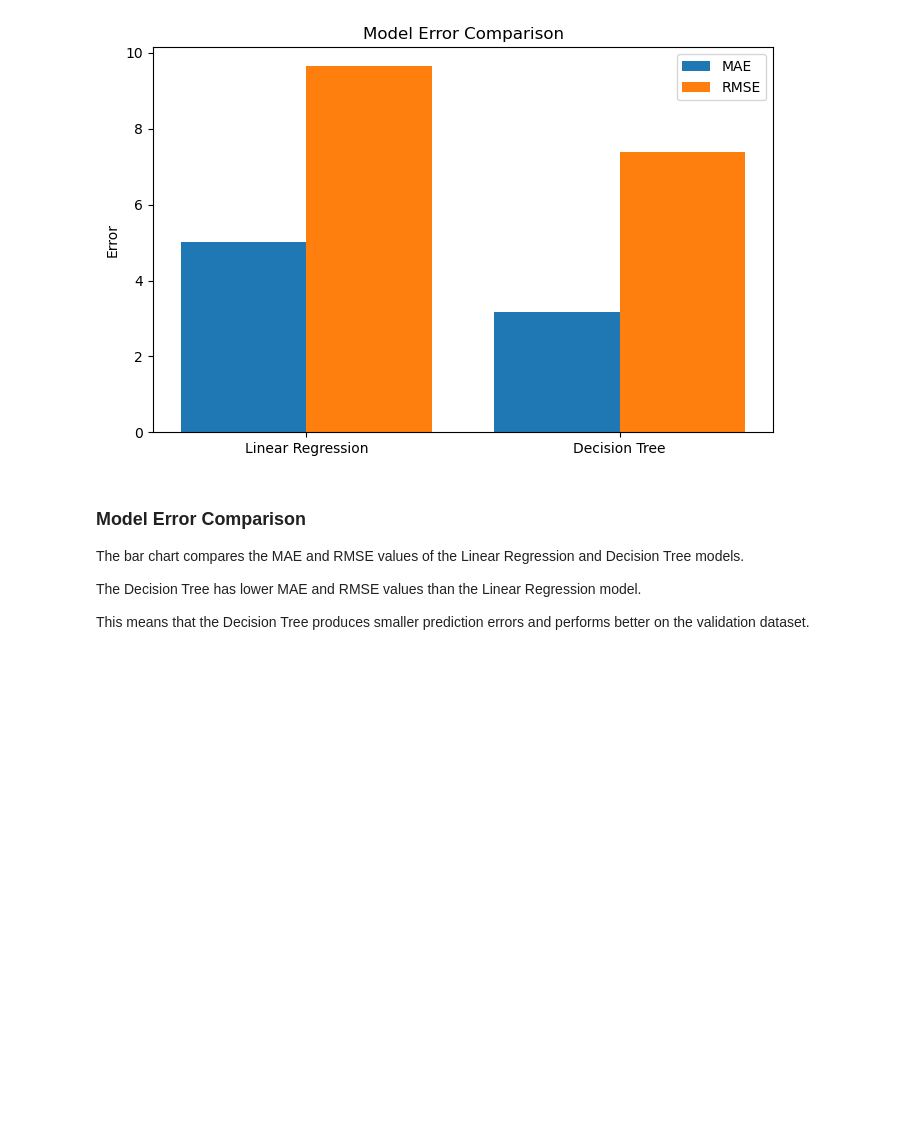
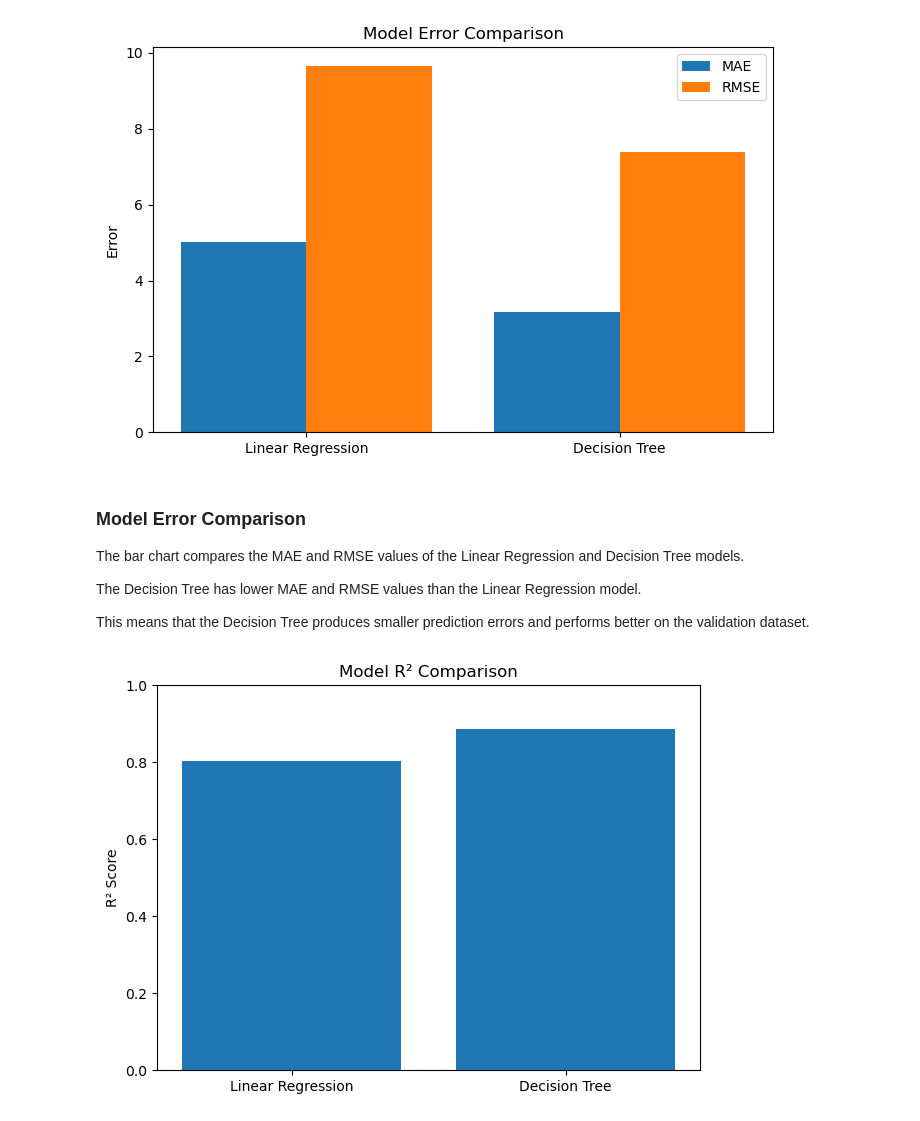
Before and after one commit to yuanzhumia0/CA1-2026025-Machine-Learning-for-Business, a Jupyter notebook: yuanzhu CA1.ipynb, the cells around one changed output. Drawn from its saved outputs; the diff is of its cells as text; code cells hidden in the pictures; blank space fills up the shorter version.

```diff
--- a/yuanzhu CA1.ipynb
+++ b/yuanzhu CA1.ipynb
@@ -1880,3 +1880,19 @@ The bar chart compares the MAE and RMSE values of the Linear Regression and Deci
 The Decision Tree has lower MAE and RMSE values than the Linear Regression model.
 
 This means that the Decision Tree produces smaller prediction errors and performs better on the validation dataset.
+# %%
+# Compare R² scores
+model_names = ["Linear Regression", "Decision Tree"]
+r2_values = [r2, tree_r2]
+
+plt.figure(figsize=(7, 5))
+
+plt.bar(model_names, r2_values)
+
+plt.ylabel("R² Score")
+plt.title("Model R² Comparison")
+plt.ylim(0, 1)
+
+plt.show()
+# %% [output]
+[figure, added]
```
Also changed, not shown: parts of 8 cells of this notebook.
